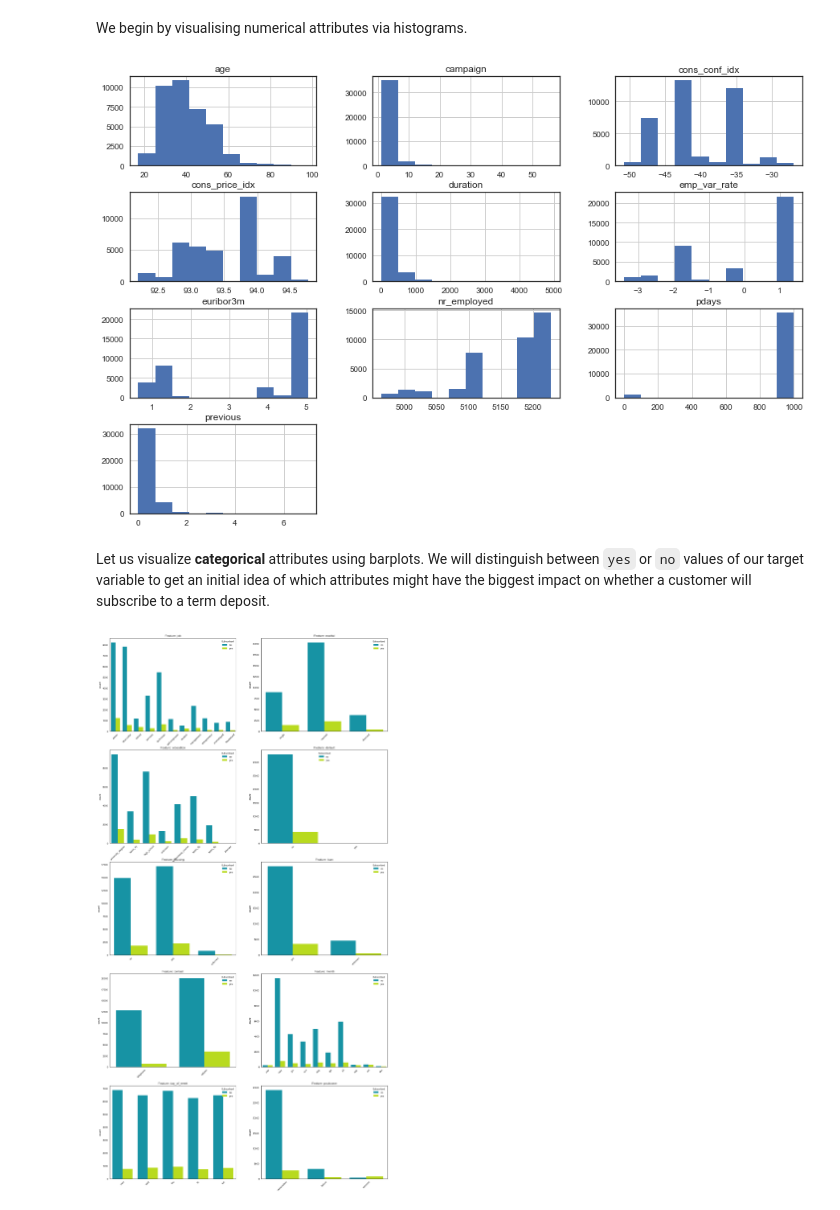
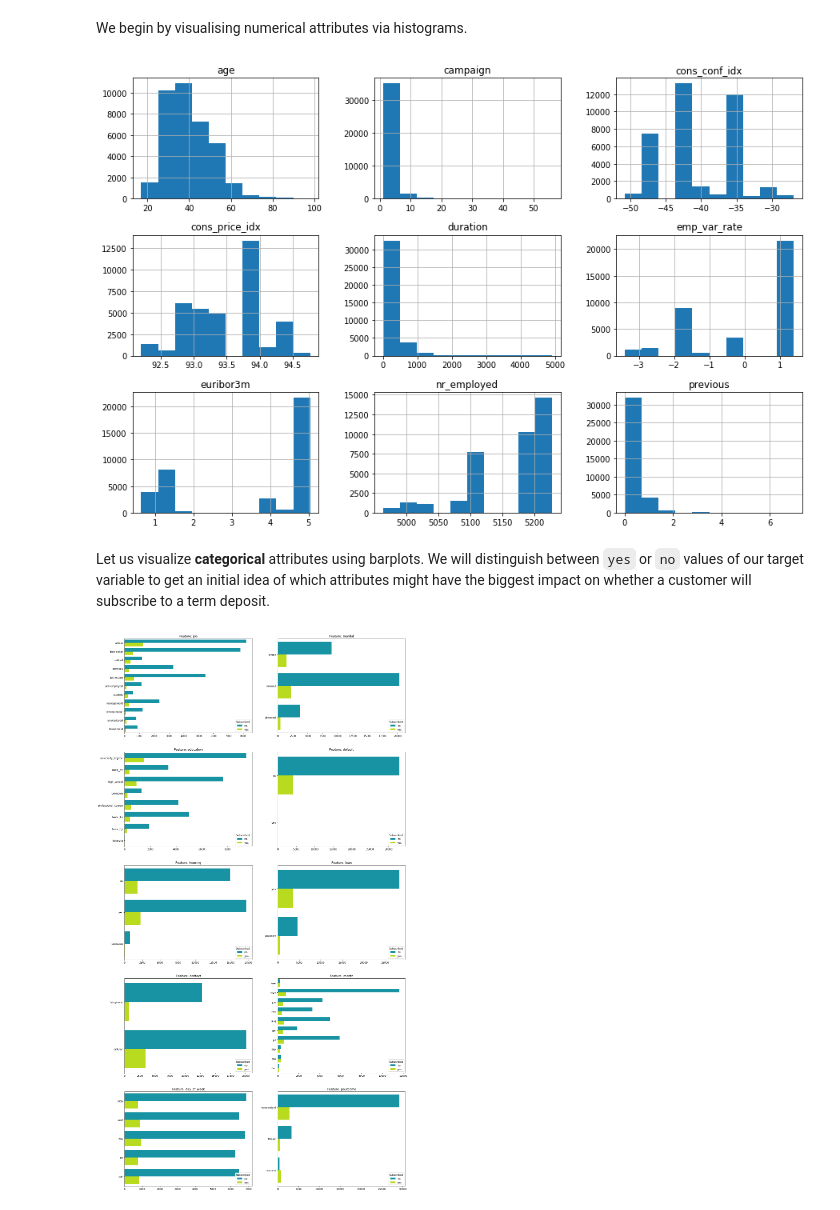
Before and after one commit to nadinezab/bank-marketing, a Jupyter notebook: bank-marketing.ipynb, the cells around one changed output. Saved outputs shown, nothing was run; the diff lists cells and outputs as text; code cells hidden in the pictures.

```diff
--- a/bank-marketing.ipynb
+++ b/bank-marketing.ipynb
@@ -189,0 +202,3 @@ Let us now look at categorical features by inspecting value counts.
+# %%
+# Drop pdays feature
+df = df.drop('pdays', axis = 1)
@@ -323,7 +339,7 @@ We begin by visualising numerical attributes via histograms.
 df.hist(figsize = (15,10))
 plt.show()
 # %% [output]
-[figure, old version]
+[figure, new version]
 # %%
 ## ALTERNATIVE PLOT ##
 # featcols = list(df.columns)[:-1]
@@ -348,24 +364,22 @@ plt.show()
 Let us visualize **categorical** attributes using barplots. We will distinguish between `yes` or `no` values of our target variable to get an initial idea of which attributes might have the biggest impact on whether a customer will subscribe to a term deposit.
 # %%
 # Define cat feats as catcols less last item y
-cat_feats = list(catcols)[:-1]
+cat_feats = list(cat_cols)[:-1]
 
 # Create barplot of categorical features with hue target variable
 
 fig, axes = plt.subplots(5,2, figsize = (20,40))
 
 for c, col in enumerate(cat_feats):
     ax_x = c // 2
     ax_y = c % 2
-    sns.countplot(df[col], hue = df['y'], palette = 'nipy_spectral', ax = axes[ax_x, ax_y])
+    sns.countplot(y = df[col], orient = 'h', hue = df['y'], palette = 'nipy_spectral', ax = axes[ax_x, ax_y])
 
     axes[ax_x, ax_y].set_title(f'Feature: {col}')
+    axes[ax_x, ax_y].set_ylabel(None)
     axes[ax_x, ax_y].set_xlabel(None)
-    axes[ax_x, ax_y].legend(title = "Subscribed")
-    # Adjust ticks to 45
-    for tick in axes[ax_x, ax_y].get_xticklabels():
-        tick.set_rotation(45)
+    axes[ax_x, ax_y].legend(title = "Subscribed", loc = 'lower right')
 plt.show()
 # %% [output]
-[figure, old version]
+[figure, new version]
 # %% [markdown]
```
Also changed, not shown: parts of 14 cells of this notebook.
